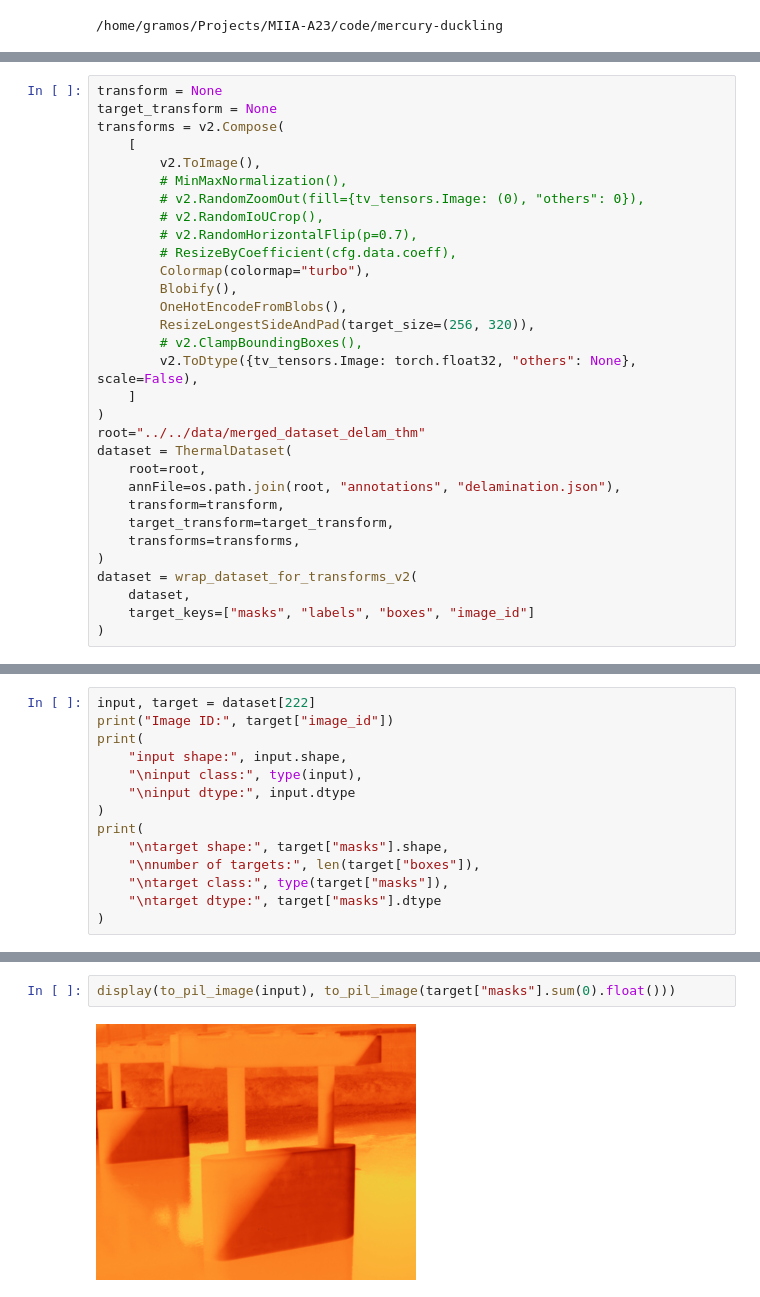
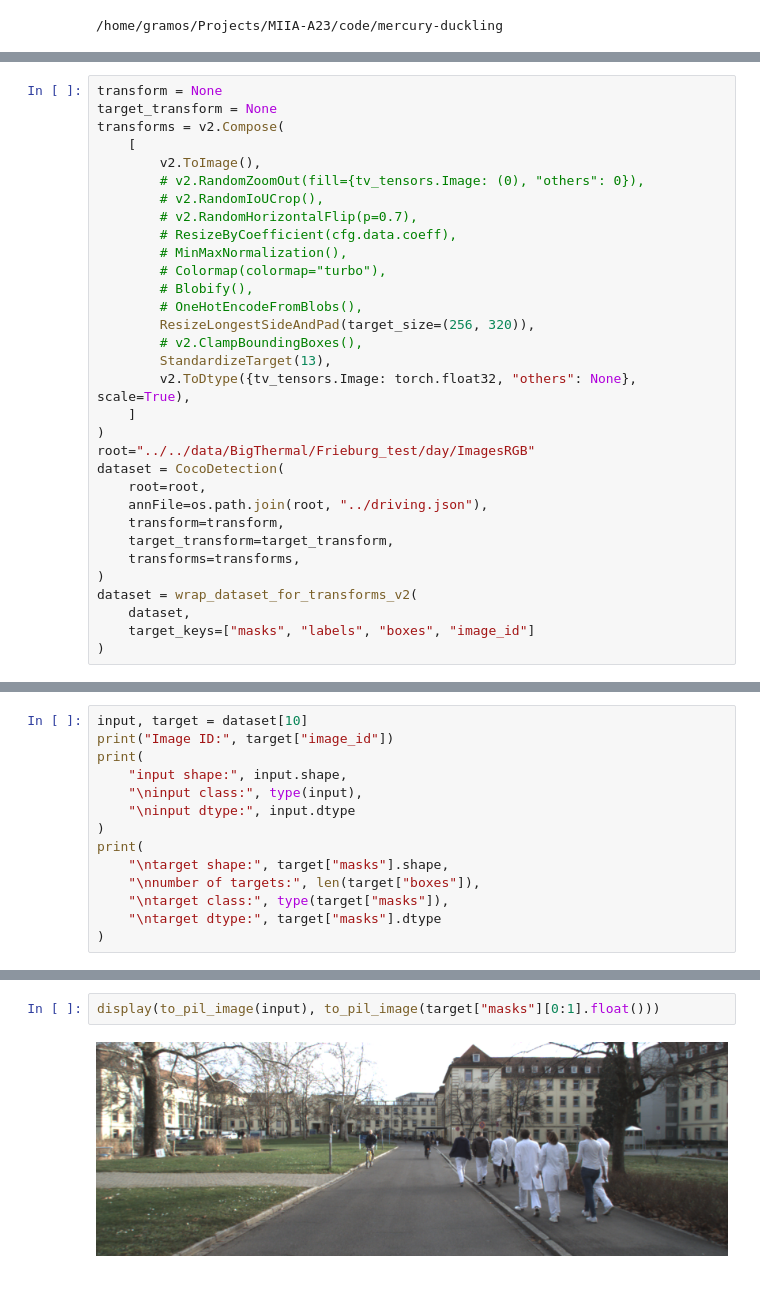
Before and after one commit to gramos93/mercury-duckling, a Jupyter notebook: notebooks/colormaps_example.ipynb, the cells around one changed output, grey strips where cells are left out. Drawn from its saved outputs; the diff is of its cells as text.

Commit message:
implemet target standardization transform

```diff
--- a/notebooks/colormaps_example.ipynb
+++ b/notebooks/colormaps_example.ipynb
@@ -30,23 +33,24 @@ target_transform = None
 transforms = v2.Compose(
     [
         v2.ToImage(),
-        # MinMaxNormalization(),
         # v2.RandomZoomOut(fill={tv_tensors.Image: (0), "others": 0}),
         # v2.RandomIoUCrop(),
         # v2.RandomHorizontalFlip(p=0.7),
         # ResizeByCoefficient(cfg.data.coeff),
-        Colormap(colormap="turbo"),
-        Blobify(),
-        OneHotEncodeFromBlobs(),
+        # MinMaxNormalization(),
+        # Colormap(colormap="turbo"),
+        # Blobify(),
+        # OneHotEncodeFromBlobs(),
         ResizeLongestSideAndPad(target_size=(256, 320)),
         # v2.ClampBoundingBoxes(),
-        v2.ToDtype({tv_tensors.Image: torch.float32, "others": None}, scale=False),
+        StandardizeTarget(13),
+        v2.ToDtype({tv_tensors.Image: torch.float32, "others": None}, scale=True),
     ]
 )
-root="../../data/merged_dataset_delam_thm"
-dataset = ThermalDataset(
+root="../../data/BigThermal/Frieburg_test/day/ImagesRGB"
+dataset = CocoDetection(
     root=root,
-    annFile=os.path.join(root, "annotations", "delamination.json"),
+    annFile=os.path.join(root, "../driving.json"),
     transform=transform,
     target_transform=target_transform,
     transforms=transforms,
@@ -61,7 +65,7 @@ Done (t=0.03s)
 creating index...
 index created!
 # %%
-input, target = dataset[222]
+input, target = dataset[10]
 print("Image ID:", target["image_id"])
 print(
     "input shape:", input.shape,
@@ -85,6 +89,6 @@ number of targets: 1
 target class: <class 'torchvision.tv_tensors._mask.Mask'>
 target dtype: torch.uint8
 # %%
-display(to_pil_image(input), to_pil_image(target["masks"].sum(0).float()))
+display(to_pil_image(input), to_pil_image(target["masks"][0:1].float()))
 # %% [output]
-[figure, old version]
+[figure, new version]
```
Also changed, not shown: parts of 4 cells of this notebook, 5 other files.
